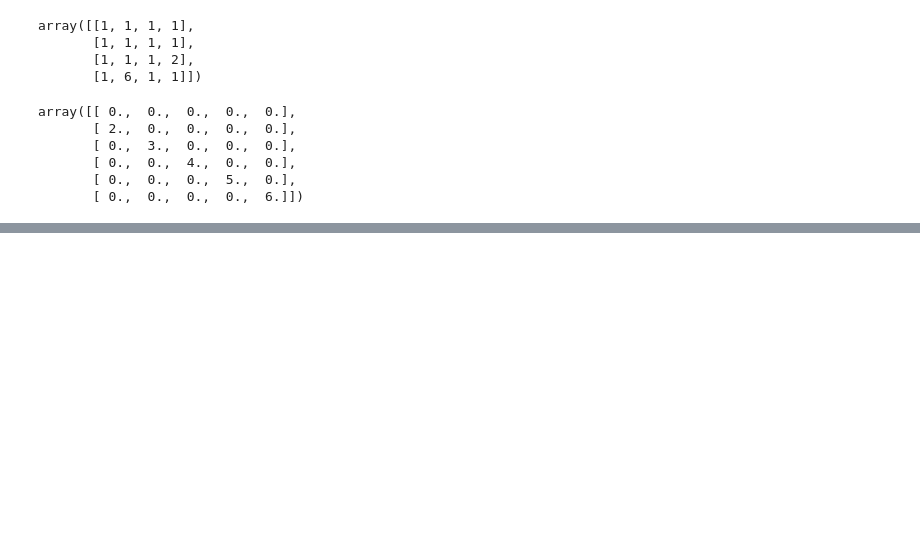
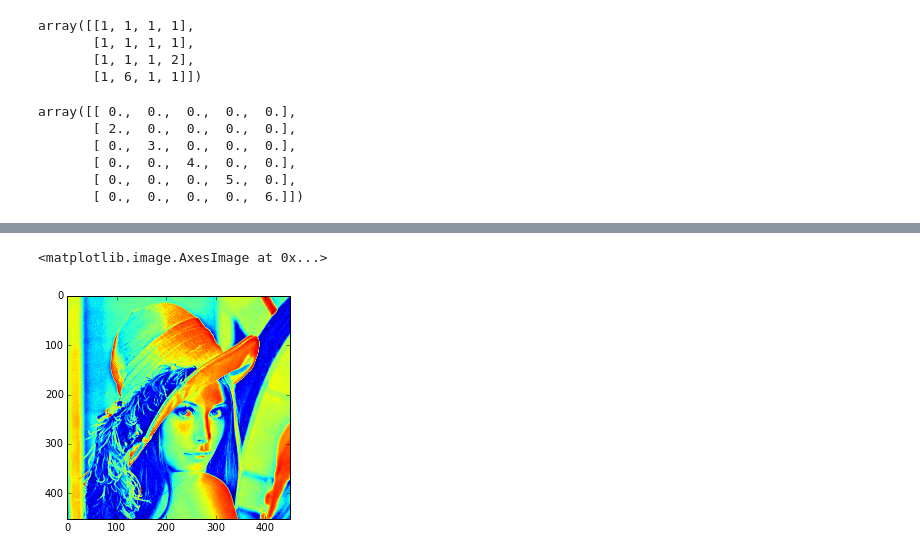
Before and after one commit to joknowle/PHYS202-S14, a Jupyter notebook: NumPy/NumPyExercises.ipynb, the cells around one changed output, grey strips where cells are left out. Cells and saved outputs as stored; diff of their text form; code cells hidden in the pictures; blank space fills up the shorter version.

```diff
--- a/NumPy/NumPyExercises.ipynb
+++ b/NumPy/NumPyExercises.ipynb
@@ -31,0 +173,7 @@ array([[ 0.,  0.,  0.,  0.,  0.],
+# %%
+crop_lena = lena[30:-30,30:-30]
+# %%
+imshow(crop_lena)
+# %% [output]
+<matplotlib.image.AxesImage at 0x...>
+[figure, added]
```
Also changed, not shown: parts of 26 cells of this notebook, 2 other files.
